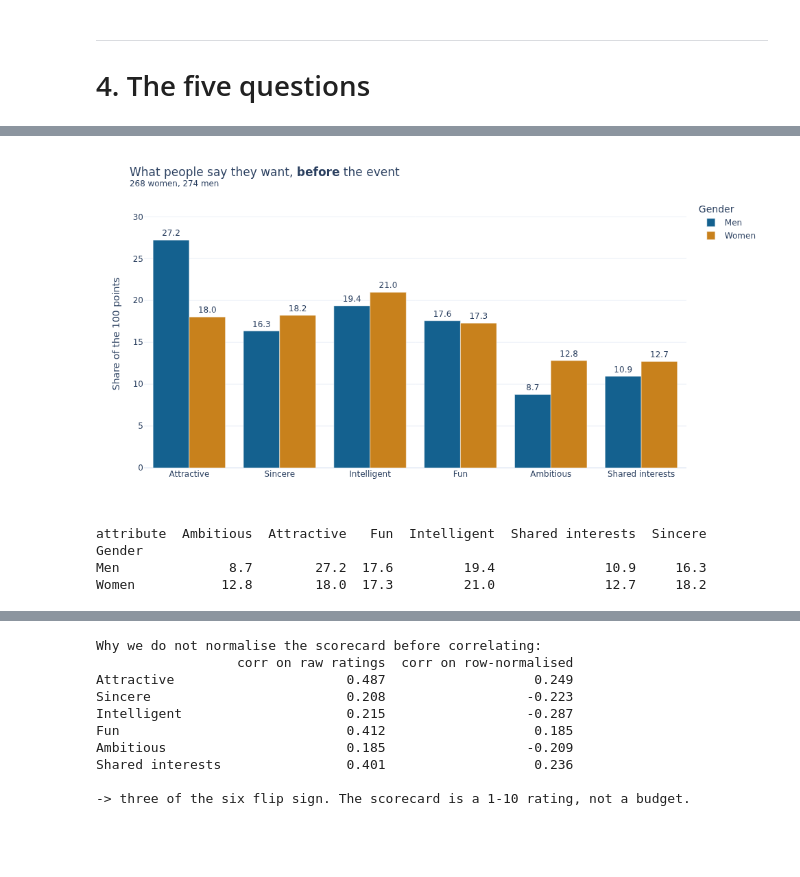
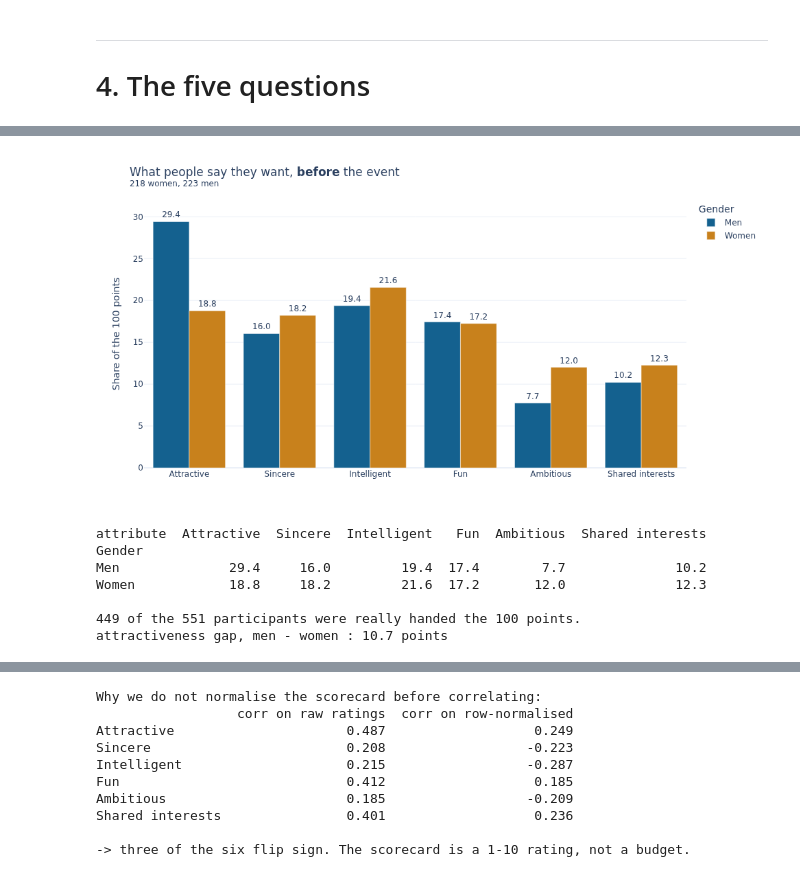
Before and after one commit to paezxavi/jedha_tinder_project, a Jupyter notebook: tinder_project.ipynb, the cells around one changed output, grey strips where cells are left out. Cells and saved outputs as stored; diff of their text form; code cells hidden in the pictures; blank space fills up the shorter version.

```diff
--- a/tinder_project.ipynb
+++ b/tinder_project.ipynb
@@ -319,7 +691,7 @@ alone would hide the interesting part, so the chart shows the **whole distributi
 gives the mean *and the variance* — an attribute everyone scores the same way cannot explain why
 some dates end in a yes and others do not.
 # %%
-SCORECARD = ['attr', 'sinc', 'intel', 'fun', 'amb', 'shar']
+SCORECARD = RATING          # the six ratings, named in section 2.2
 LABELS = {'attr': 'Attractive', 'sinc': 'Sincere', 'intel': 'Intelligent',
           'fun': 'Fun', 'amb': 'Ambitious', 'shar': 'Shared interests'}
 
@@ -330,11 +702,26 @@ ratings_long['attribute'] = ratings_long['attribute'].map(LABELS)
 fig = px.box(ratings_long, x='attribute', y='score',
              title='How partners are rated on the scorecard, right after each date (1 = awful, 10 = great)',
              labels={'attribute': '', 'score': 'Rating given'})
+
+# A box plot draws the MEDIAN, so the solid line in each box does not match the mean in the table
+# below -- boxmean adds the mean as a dashed line, and the gap between the two lines is the skew.
+fig.update_traces(boxmean=True)
+
+# Plotly puts no legend on those two lines, and an unlabelled dashed line is a question the reader
+# should not have to ask. Two empty traces (x=[None]) draw nothing but appear in the legend, one
+# per line style -- the colour is read from the boxes themselves rather than typed in again.
+box_colour = fig.data[0].marker.color
+for name, dash in [('median', 'solid'), ('mean', 'dash')]:
+    fig.add_scatter(x=[None], y=[None], mode='lines', name=name,
+                    line=dict(color=box_colour, dash=dash))
+fig.update_layout(showlegend=True, legend=dict(title='Line in each box', y=1, x=1.01))
+
 show(fig, '3_1_rating_distributions')
 
 # Mean and variance side by side: the mean says how generous people are, the variance says how
-# much they disagree -- and only the second can drive a decision.
-summary = df[SCORECARD].agg(['mean', 'var', 'count']).T
+# much they disagree -- and only the second can drive a decision. The median comes along because
+# it is what the chart above draws: reading the two together is what shows the skew.
+summary = df[SCORECARD].agg(['mean', 'median', 'var', 'count']).T
 summary.index = summary.index.map(LABELS)
 print(summary.round(2).to_string())
 # %% [output]
@@ -513,6 +841,4 @@ Plotting both shows whether meeting real people changes what you claim to want.
 # %%
-POINTS_1_S = ['attr1_s', 'sinc1_s', 'intel1_s', 'fun1_s', 'amb1_s', 'shar1_s']
-
 # One row per participant: their stated preferences are a property of the person.
 people = df.drop_duplicates('iid').copy()
 
@@ -526,38 +852,56 @@ def as_shares(frame, cols):
     total = frame[cols].sum(axis=1).replace(0, np.nan)
     return frame[cols].div(total, axis=0) * 100
 
 people[POINTS_1_1] = as_shares(people, POINTS_1_1)
 people[POINTS_1_S] = as_shares(people, POINTS_1_S)
 people['Gender'] = people['gender'].map({0: 'Women', 1: 'Men'})
 
-def preference_chart(cols, title, filename):
-    long = people.melt(id_vars='Gender', value_vars=cols,
+# Waves 6-9 rated each attribute 1 to 10 and the file turned that into shares of 100 (section 2.3).
+# A share computed that way is not a budget: nobody gave anything up to produce it, and it cannot
+# be extreme. Reading the LEVEL of these points therefore uses the waves that were really handed
+# the budget -- and only the level. The before/after comparison below keeps all of them, because
+# it subtracts the block from itself and both of its sides went through the same rescaling.
+budgeted = people[~people['wave'].between(6, 9)]
+
+
+def preference_chart(cols, title, filename, frame=None):
+    frame = budgeted if frame is None else frame
+    long = frame.melt(id_vars='Gender', value_vars=cols,
                        var_name='attribute', value_name='share').dropna()
     # 'attr1_1' -> 'attr' -> 'Attractive': strip the questionnaire suffix, keep the attribute.
     long['attribute'] = long['attribute'].str.split('1_').str[0].map(LABELS)
 
     n = long.groupby('Gender')['share'].count() // len(cols)
 
     # plotly express draws one bar per row and stacks them, so the mean has to be computed
     # here rather than left to the chart.
     means = long.groupby(['Gender', 'attribute'], as_index=False)['share'].mean()
 
     fig = px.bar(means, x='attribute', y='share', color='Gender', barmode='group', text='share',
                  category_orders={'attribute': list(LABELS.values())},
                  color_discrete_map={'Women': '#C8811C', 'Men': '#14618F'},
                  labels={'attribute': '', 'share': 'Share of the 100 points'},
                  title=f'{title}<br><sup>{n.get("Women", 0)} women, {n.get("Men", 0)} men</sup>')
     fig.update_traces(texttemplate='%{text:.1f}', textposition='outside')
     fig.update_yaxes(range=[0, 32])
     show(fig, filename)
-    return long.groupby(['Gender', 'attribute'])['share'].mean().unstack()
+    # reindex, because unstack() sorts the columns alphabetically while the chart above is
+    # drawn in scorecard order -- the same six numbers must not be read in two orders.
+    return (long.groupby(['Gender', 'attribute'])['share'].mean().unstack()
+                .reindex(columns=list(LABELS.values())))
 
 before = preference_chart(POINTS_1_1, 'What people say they want, <b>before</b> the event',
                           '4_1_declared_before')
 print(before.round(1).to_string())
+
+print(f"\n{len(budgeted)} of the {len(people)} participants were really handed the 100 points.")
+print(f"attractiveness gap, men - women : {before.loc['Men', 'Attractive'] - before.loc['Women', 'Attractive']:.1f} points")
 # %% [output]
-[figure, old version]
+[figure, new version]
-attribute  Ambitious  Attractive   Fun  Intelligent  Shared interests  Sincere
+attribute  Attractive  Sincere  Intelligent   Fun  Ambitious  Shared interests
 Gender
-Men              8.7        27.2  17.6         19.4              10.9     16.3
-Women           12.8        18.0  17.3         21.0              12.7     18.2
+Men              29.4     16.0         19.4  17.4        7.7              10.2
+Women            18.8     18.2         21.6  17.2       12.0              12.3
+
+449 of the 551 participants were really handed the 100 points.
+attractiveness gap, men - women : 10.7 points
```
Also changed, not shown: parts of 56 cells of this notebook, 5 other files.
